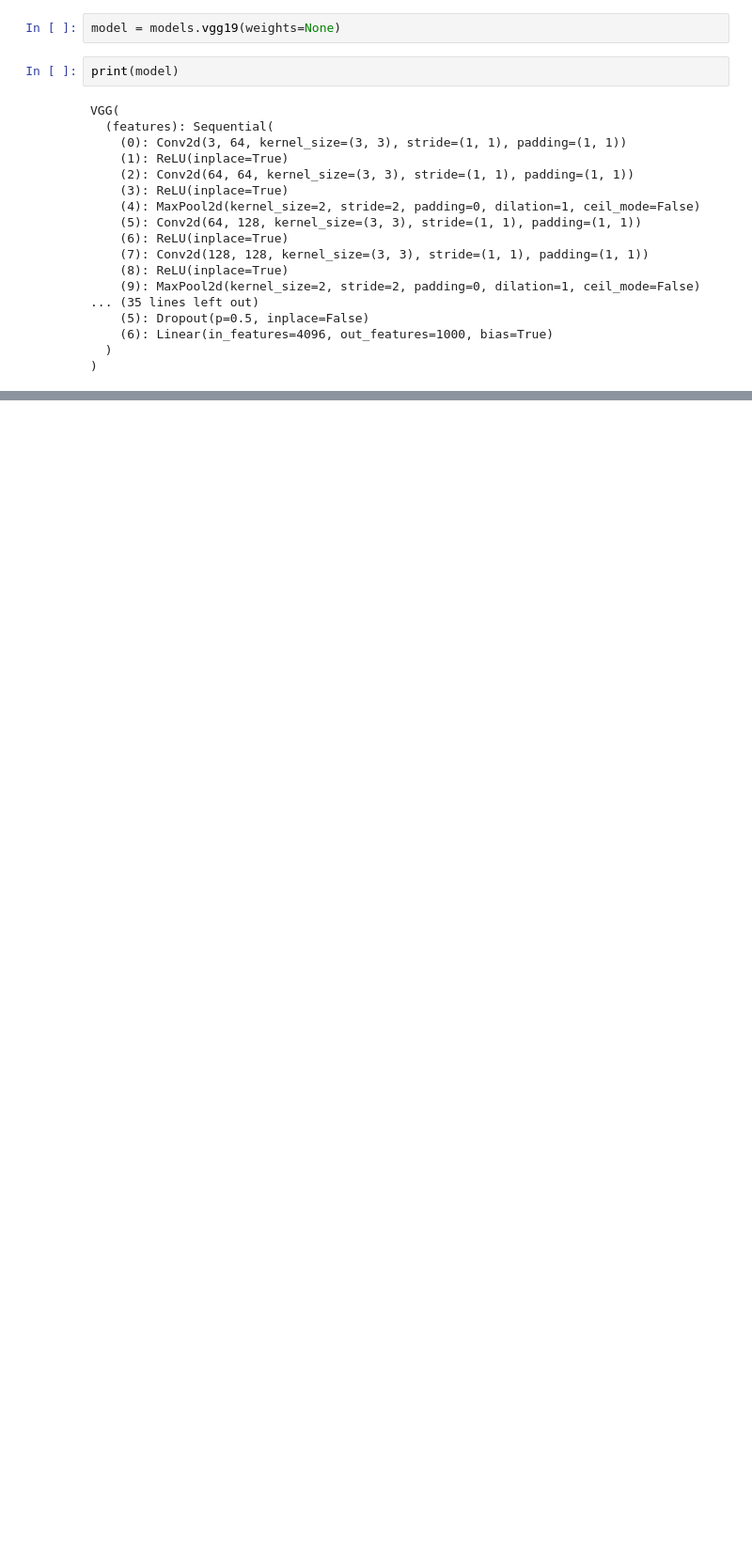
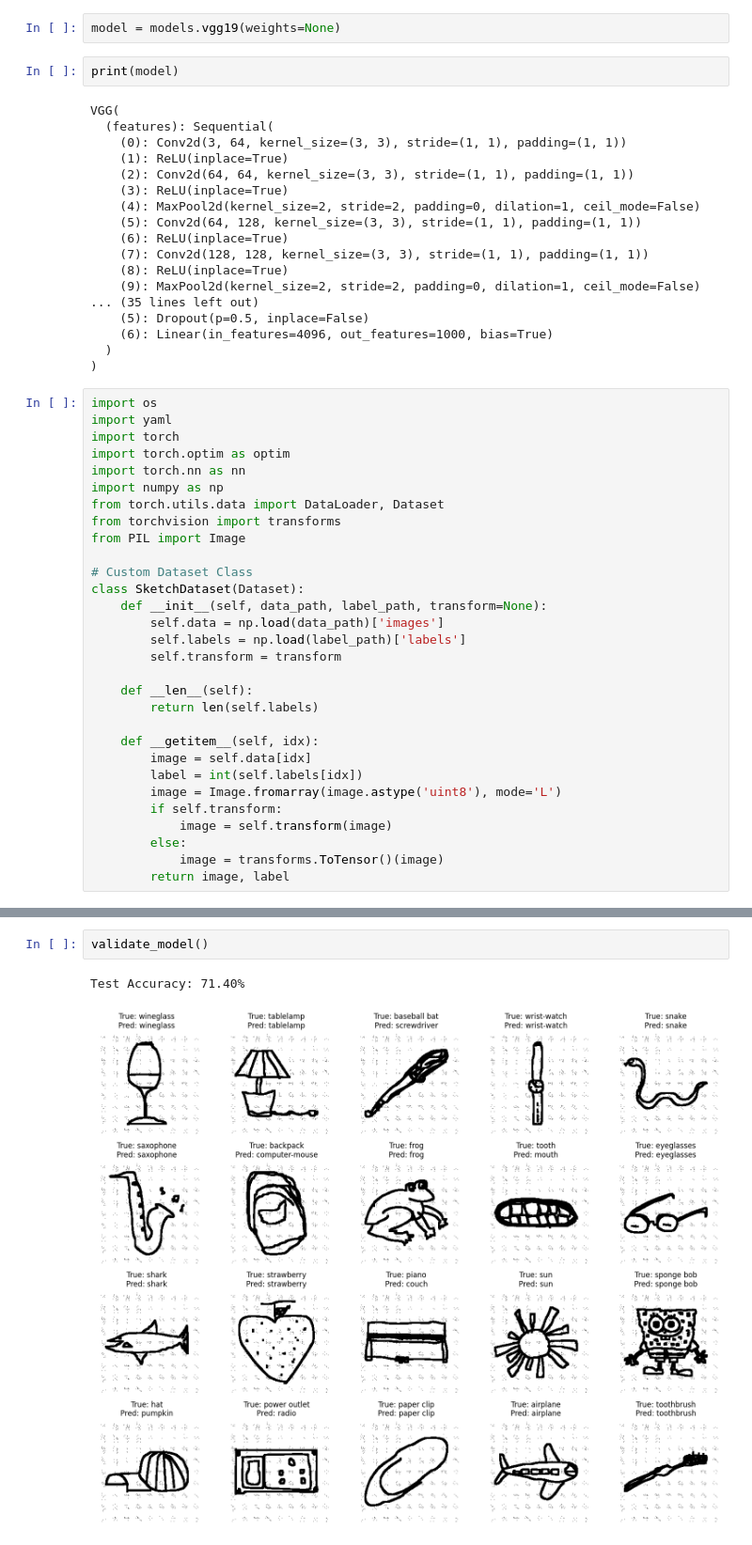
Before and after one commit to parthshinde1221/bedtime.ai, a Jupyter notebook: SketchClassifier/ImageCap.ipynb, the cells around one changed output, grey strips where cells are left out. Shown: that part at 94% size. Drawn from its saved outputs; the diff is of its cells as text; blank space fills up the shorter version.

```diff
--- a/SketchClassifier/ImageCap.ipynb
+++ b/SketchClassifier/ImageCap.ipynb
@@ -408,3 +438,33 @@ VGG(
     (6): Linear(in_features=4096, out_features=1000, bias=True)
   )
 )
+# %%
+import os
+import yaml
+import torch
+import torch.optim as optim
+import torch.nn as nn
+import numpy as np
+from torch.utils.data import DataLoader, Dataset
+from torchvision import transforms
+from PIL import Image
+
+# Custom Dataset Class
+class SketchDataset(Dataset):
+    def __init__(self, data_path, label_path, transform=None):
+        self.data = np.load(data_path)['images']
+        self.labels = np.load(label_path)['labels']
+        self.transform = transform
+
+    def __len__(self):
+        return len(self.labels)
+
+    def __getitem__(self, idx):
+        image = self.data[idx]
+        label = int(self.labels[idx])
+        image = Image.fromarray(image.astype('uint8'), mode='L')
+        if self.transform:
+            image = self.transform(image)
+        else:
+            image = transforms.ToTensor()(image)
+        return image, label
@@ -410,0 +633,5 @@ VGG(
+# %%
+validate_model()
+# %% [output]
+Test Accuracy: 71.40%
+[figure, added]
```
Also changed, not shown: parts of 8 cells of this notebook, 16 other files.
